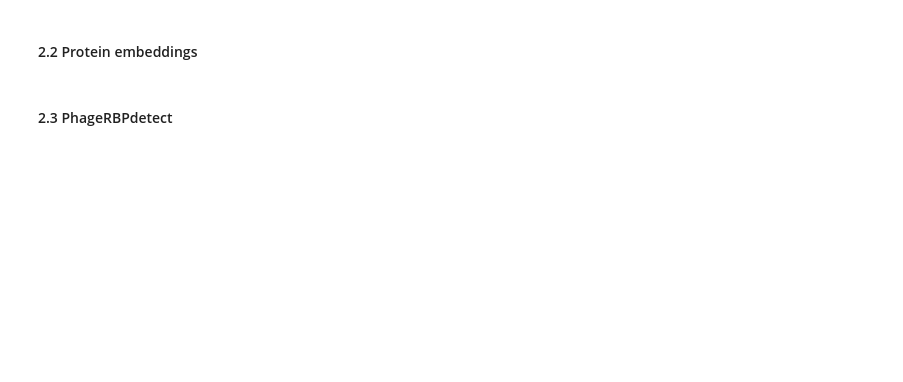
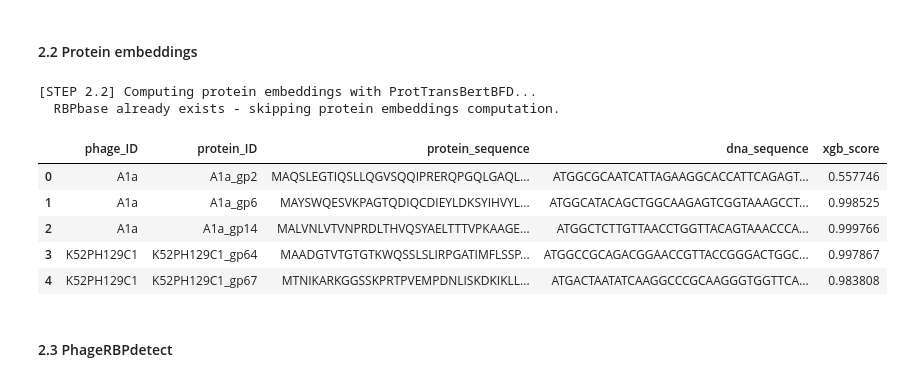
Before and after one commit to eliottvalette/PhageHostLearn, a Jupyter notebook: code/phagehostlearn_training_eliott.ipynb, the cells around one changed output. Saved outputs shown, nothing was run; the diff lists cells and outputs as text; code cells hidden in the pictures; blank space fills up the shorter version.

```diff
--- a/code/phagehostlearn_training_eliott.ipynb
+++ b/code/phagehostlearn_training_eliott.ipynb
@@ -243,14 +264,23 @@ def compute_protein_embeddings(genebase_path, add=False, num_genes=None):
 # %%
 rbpbase_path = '../data/RBPbase.csv'
 
 if os.path.exists(rbpbase_path) :
     print("\n[STEP 2.2] Computing protein embeddings with ProtTransBertBFD...")
     print("  RBPbase already exists - skipping protein embeddings computation.")
-    embeddings_df = pd.read_csv('../data/phage_protein_embeddings.csv')
+    embeddings_df = pd.read_csv(rbpbase_path)
 else :
     embeddings_df = compute_protein_embeddings(rbpbase_path, num_genes=5)
 
 embeddings_df.head()
+# %% [output]
+[STEP 2.2] Computing protein embeddings with ProtTransBertBFD...
+  RBPbase already exists - skipping protein embeddings computation.
+|  | phage_ID | protein_ID | protein_sequence | dna_sequence | xgb_score |
+| 0 | A1a | A1a_gp2 | MAQSLEGTIQSLLQGVSQQIPRERQPGQLGAQL... | ATGGCGCAATCATTAGAAGGCACCATTCAGAGT... | 0.557746 |
+| 1 | A1a | A1a_gp6 | MAYSWQESVKPAGTQDIQCDIEYLDKSYIHVYL... | ATGGCATACAGCTGGCAAGAGTCGGTAAAGCCT... | 0.998525 |
+| 2 | A1a | A1a_gp14 | MALVNLVTVNPRDLTHVQSYAELTTTVPKAAGE... | ATGGCTCTTGTTAACCTGGTTACAGTAAACCCA... | 0.999766 |
+| 3 | K52PH129C1 | K52PH129C1_gp64 | MAADGTVTGTGTKWQSSLSLIRPGATIMFLSSP... | ATGGCCGCAGACGGAACCGTTACCGGGACTGGC... | 0.997867 |
+| 4 | K52PH129C1 | K52PH129C1_gp67 | MTNIKARKGGSSKPRTPVEMPDNLISKDKIKLL... | ATGACTAATATCAAGGCCCGCAAGGGTGGTTCA... | 0.983808 |
 # %% [markdown]
 #### 2.3 PhageRBPdetect
 # %%
```
Also changed, not shown: parts of 21 cells of this notebook, 15 other files.
